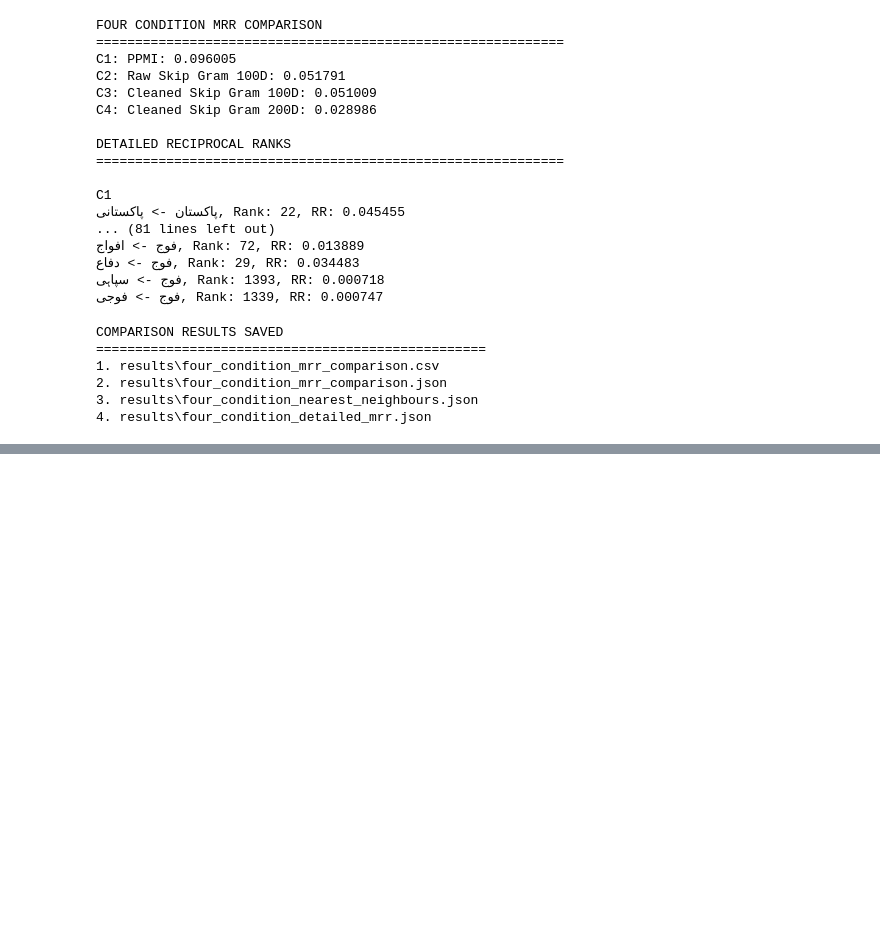
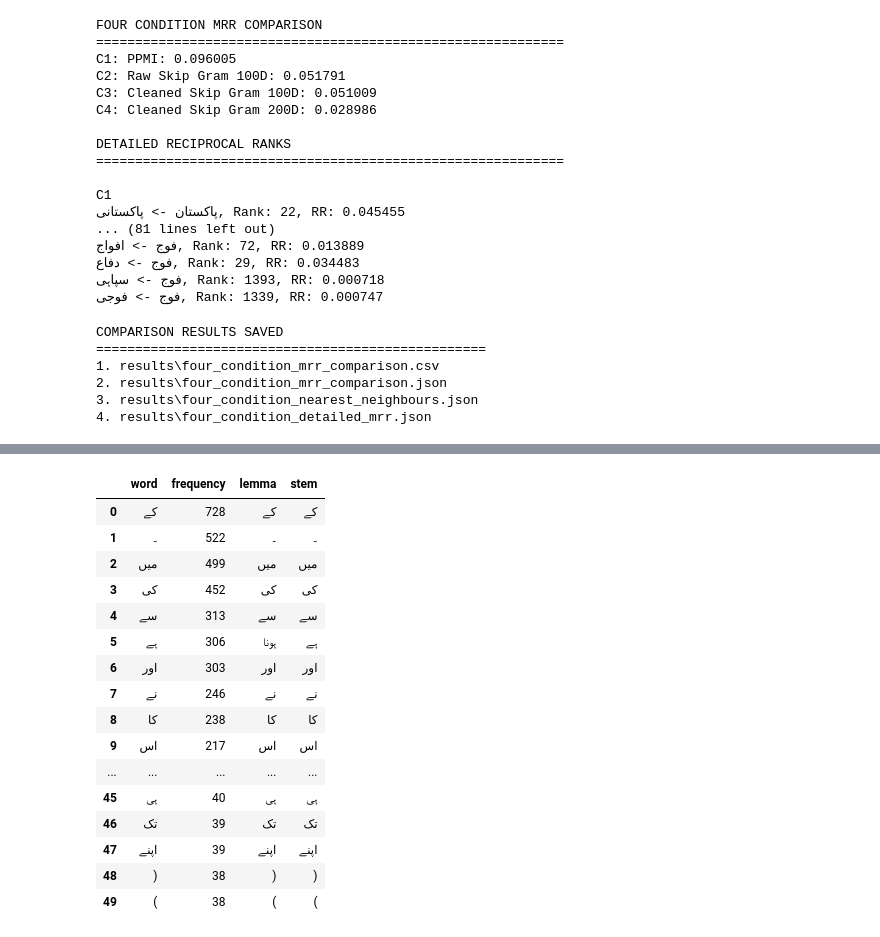
Before and after one commit to hajiqasim358/i24-8011-NLP-Assignment2, a Jupyter notebook: Assignment_2.ipynb, the cells around one changed output, grey strips where cells are left out. Saved outputs shown, nothing was run; the diff lists cells and outputs as text; code cells hidden in the pictures; blank space fills up the shorter version.

```diff
--- a/Assignment_2.ipynb
+++ b/Assignment_2.ipynb
@@ -5938,0 +6368,67 @@ COMPARISON RESULTS SAVED
+# %%
+# Step 4: Extract vocabulary from the selected dataset
+
+import pandas as pd
+from collections import Counter
+import os
+
+# Collect all tokens from the 500 selected sentences
+all_tokens = []
+
+for record in selected_sentences:
+    all_tokens.extend(record["tokens"])
+
+
+# Calculate token frequencies
+token_frequencies = Counter(all_tokens)
+
+# Create a vocabulary dataframe
+vocabulary_df = pd.DataFrame(
+    [
+        {
+            "word": word,
+            "frequency": frequency,
+            "lemma": urdu_lemmatizer(word),
+            "stem": urdu_stemmer(word)
+        }
+        for word, frequency in token_frequencies.items()
+    ]
+)
+
+# Sort by frequency
+vocabulary_df = vocabulary_df.sort_values(
+    by="frequency",
+    ascending=False
+).reset_index(drop=True)
+
+
+# Calculate vocabulary statistics
+total_tokens = len(all_tokens)
+unique_tokens = len(token_frequencies)
+
+print("DATASET VOCABULARY SUMMARY")
+print("=" * 55)
+print("Total sentences:", len(selected_sentences))
+print("Total tokens:", total_tokens)
+print("Unique vocabulary:", unique_tokens)
+
+print("\nTOP 50 MOST FREQUENT WORDS")
+print("=" * 55)
+
+display(vocabulary_df.head(50))
+
+
+# Save complete vocabulary
+VOCABULARY_FILE = os.path.join(
+    DATA_DIR,
+    "pos_vocabulary_inventory.csv"
+)
+
+vocabulary_df.to_csv(
+    VOCABULARY_FILE,
+    index=False,
+    encoding="utf8"
+)
+
+print("\nVocabulary saved to:", VOCABULARY_FILE)
+# %% [output]
@@ -5938,0 +6443,17 @@ COMPARISON RESULTS SAVED
+|  | word | frequency | lemma | stem |
+| 0 | کے | 728 | کے | کے |
+| 1 | ۔ | 522 | ۔ | ۔ |
+| 2 | میں | 499 | میں | میں |
+| 3 | کی | 452 | کی | کی |
+| 4 | سے | 313 | سے | سے |
+| 5 | ہے | 306 | ہونا | ہے |
+| 6 | اور | 303 | اور | اور |
+| 7 | نے | 246 | نے | نے |
+| 8 | کا | 238 | کا | کا |
+| 9 | اس | 217 | اس | اس |
+| ... | ... | ... | ... | ... |
+| 45 | ہی | 40 | ہی | ہی |
+| 46 | تک | 39 | تک | تک |
+| 47 | اپنے | 39 | اپنے | اپنے |
+| 48 | ) | 38 | ) | ) |
+| 49 | ( | 38 | ( | ( |
```
Also changed, not shown: parts of 38 cells of this notebook, 1 other file.
